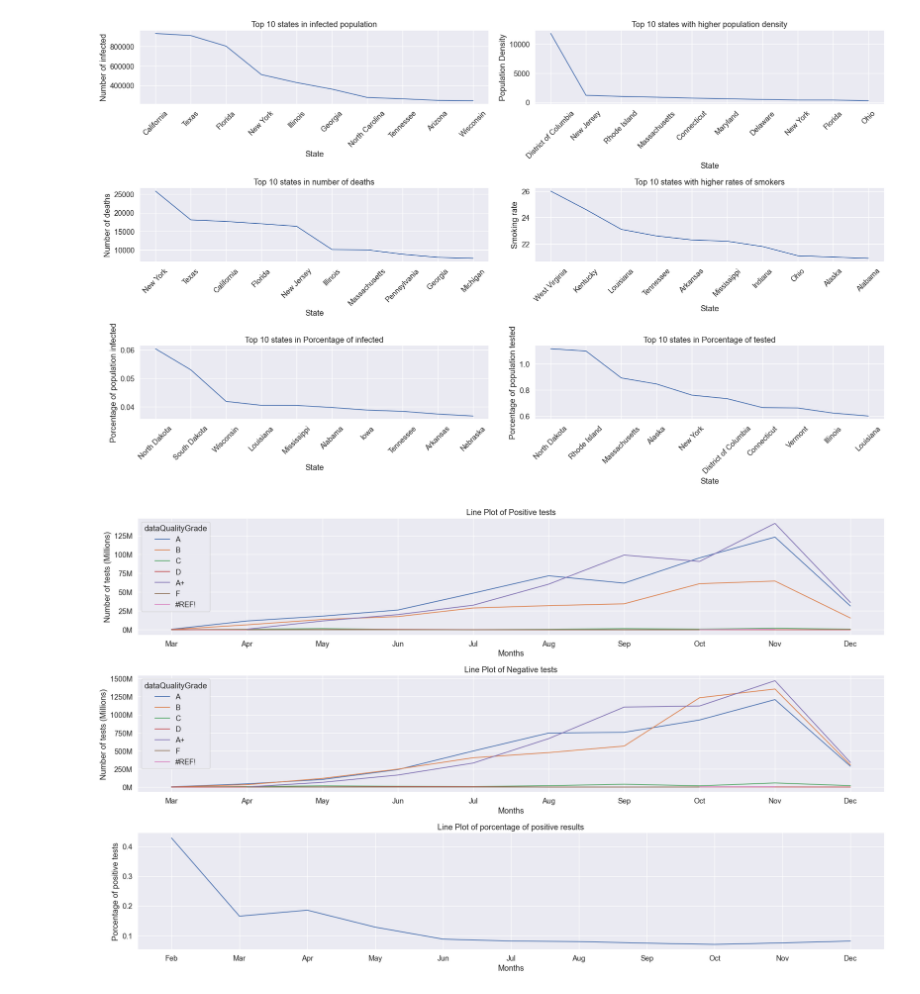
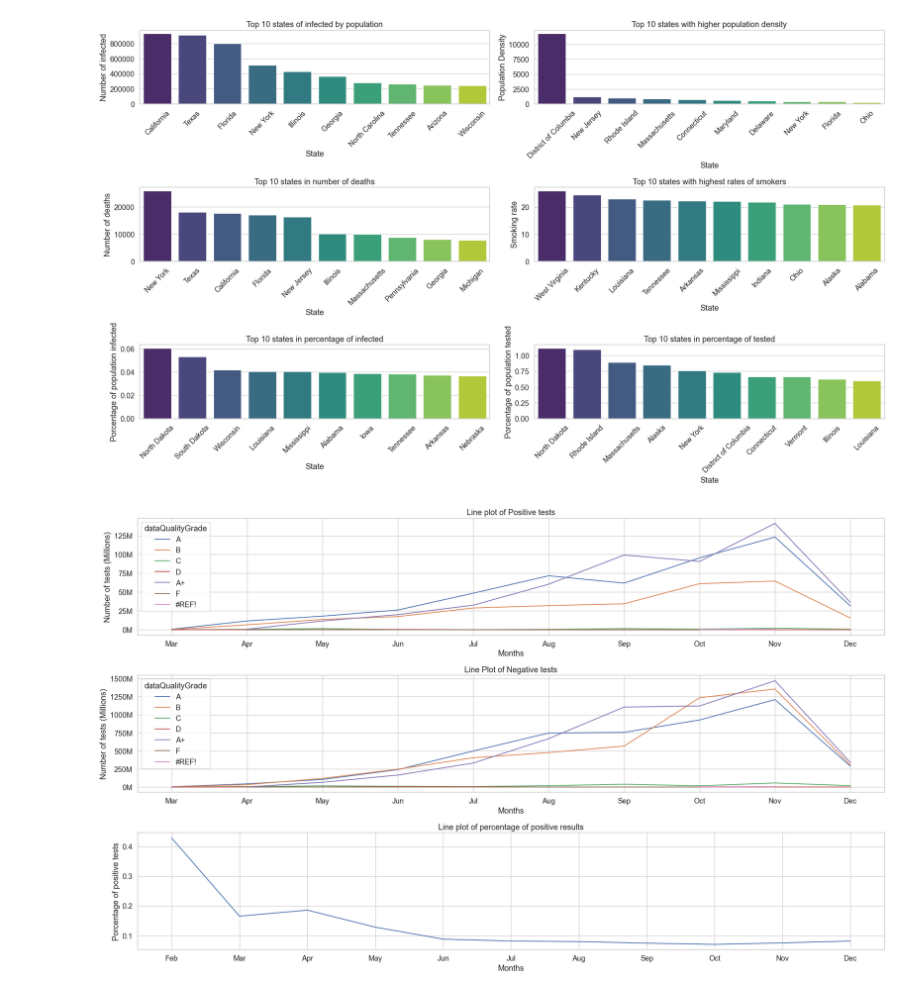
Before and after one commit to ollie-gats/BSE_brush_up_python_project, a Jupyter notebook: final_project_part1.ipynb, the cells around one changed output. Cells and saved outputs as stored; diff of their text form; code cells hidden in the pictures.

```diff
--- a/final_project_part1.ipynb
+++ b/final_project_part1.ipynb
@@ -42,57 +60,63 @@ sorted_porc_inf = states_data.sort_values('%pop_infected', ascending=False).head
 sorted_porc_tes = states_data.sort_values('%pop_tested', ascending=False).head(10)
 
 sns.set_theme(font_scale=1.2)
+sns.set_style("whitegrid")
 fig, axes = plt.subplots(3, 2, figsize=(20,12))  # 3 row, 2 columns for 6 subplots
 
+# Define a custom color palette
+# Set the color palette for your plots
+custom_palette = sns.color_palette("viridis", n_colors=10)
+sns.set_palette(custom_palette)
+
 # 1st plot Num Infected
-sns.lineplot(x='State', y='Infected', data=sorted_infected, ax=axes[0,0])
+sns.barplot(x='State', y='Infected', data=sorted_infected, ax=axes[0,0])
 axes[0,0].set_xlabel('State')
 axes[0,0].set_ylabel('Number of infected')
-axes[0,0].set_title('Top 10 states in infected population')
+axes[0,0].set_title('Top 10 states of infected by population')
 plt.setp(axes[0,0].xaxis.get_majorticklabels(), rotation=45)
 
 # 2nd plot Pop Density
-sns.lineplot(x='State', y='Pop Density', data=sorted_density, ax=axes[0,1])
+sns.barplot(x='State', y='Pop Density', data=sorted_density, ax=axes[0,1])
 axes[0,1].set_xlabel('State')
 axes[0,1].set_ylabel('Population Density')
 axes[0,1].set_title('Top 10 states with higher population density')
 plt.setp(axes[0,1].xaxis.get_majorticklabels(), rotation=45)
 
 # 3rd plot Num Deaths
-sns.lineplot(x='State', y='Deaths', data=sorted_death, ax=axes[1,0])
+sns.barplot(x='State', y='Deaths', data=sorted_death, ax=axes[1,0])
 axes[1,0].set_xlabel('State')
 axes[1,0].set_ylabel('Number of deaths')
 axes[1,0].set_title('Top 10 states in number of deaths')
 plt.setp(axes[1,0].xaxis.get_majorticklabels(), rotation=45)
 
 # 4th plot Rate Smokers
-sns.lineplot(x='State', y='Smoking Rate', data=sorted_smoking, ax=axes[1,1])
+sns.barplot(x='State', y='Smoking Rate', data=sorted_smoking, ax=axes[1,1])
 axes[1,1].set_xlabel('State')
 axes[1,1].set_ylabel('Smoking rate')
-axes[1,1].set_title('Top 10 states with higher rates of smokers')
+axes[1,1].set_title('Top 10 states with highest rates of smokers')
 plt.setp(axes[1,1].xaxis.get_majorticklabels(), rotation=45)
 
 # 5th plot
-sns.lineplot(x='State', y='%pop_infected', data=sorted_porc_inf, ax=axes[2,0])
+sns.barplot(x='State', y='%pop_infected', data=sorted_porc_inf, ax=axes[2,0])
 axes[2,0].set_xlabel('State')
 axes[2,0].set_ylabel('Porcentage of population infected')
-axes[2,0].set_title('Top 10 states in Porcentage of infected')
+axes[2,0].set_title('Top 10 states in percentage of infected')
 plt.setp(axes[2,0].xaxis.get_majorticklabels(), rotation=45)
 
 # 6th plot
-sns.lineplot(x='State', y='%pop_tested', data=sorted_porc_tes, ax=axes[2,1])
+sns.barplot(x='State', y='%pop_tested', data=sorted_porc_tes, ax=axes[2,1])
 axes[2,1].set_xlabel('State')
 axes[2,1].set_ylabel('Porcentage of population tested')
-axes[2,1].set_title('Top 10 states in Porcentage of tested')
+axes[2,1].set_title('Top 10 states in percentage of tested')
 plt.setp(axes[2,1].xaxis.get_majorticklabels(), rotation=45)
 
 # Adjust subplot layout
 plt.tight_layout()
 
 # Show the plots
 plt.show()
 # %% [output]
-[figure, old version]
+[figure, new version]
 # %%
 #Group by month and dataQuality
 grouped_data1 = covid_data.groupby(by = ['month', 'month_name', 'dataQualityGrade']).agg({'positive':'sum', 'negative':'sum', 'death':'sum', 'hospitalized':'sum'})
```
Also changed, not shown: parts of 4 cells of this notebook.
